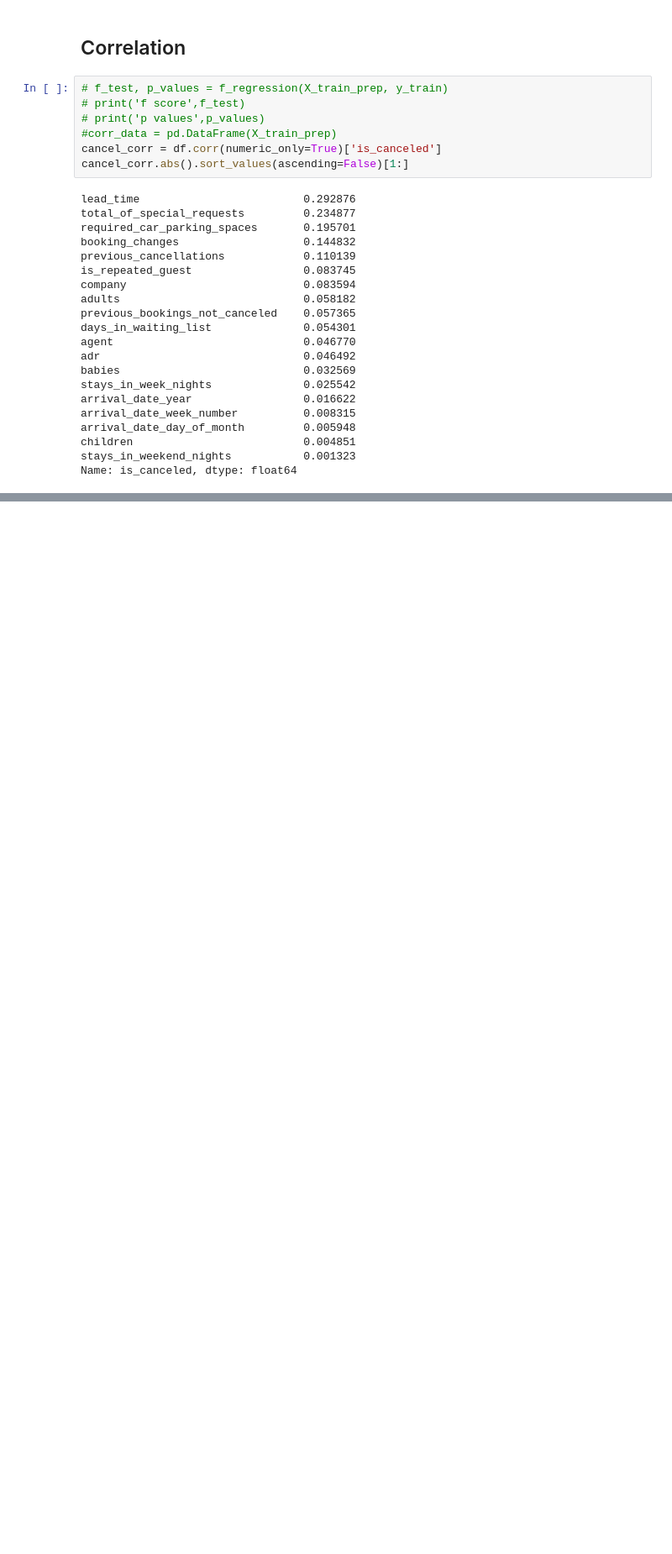
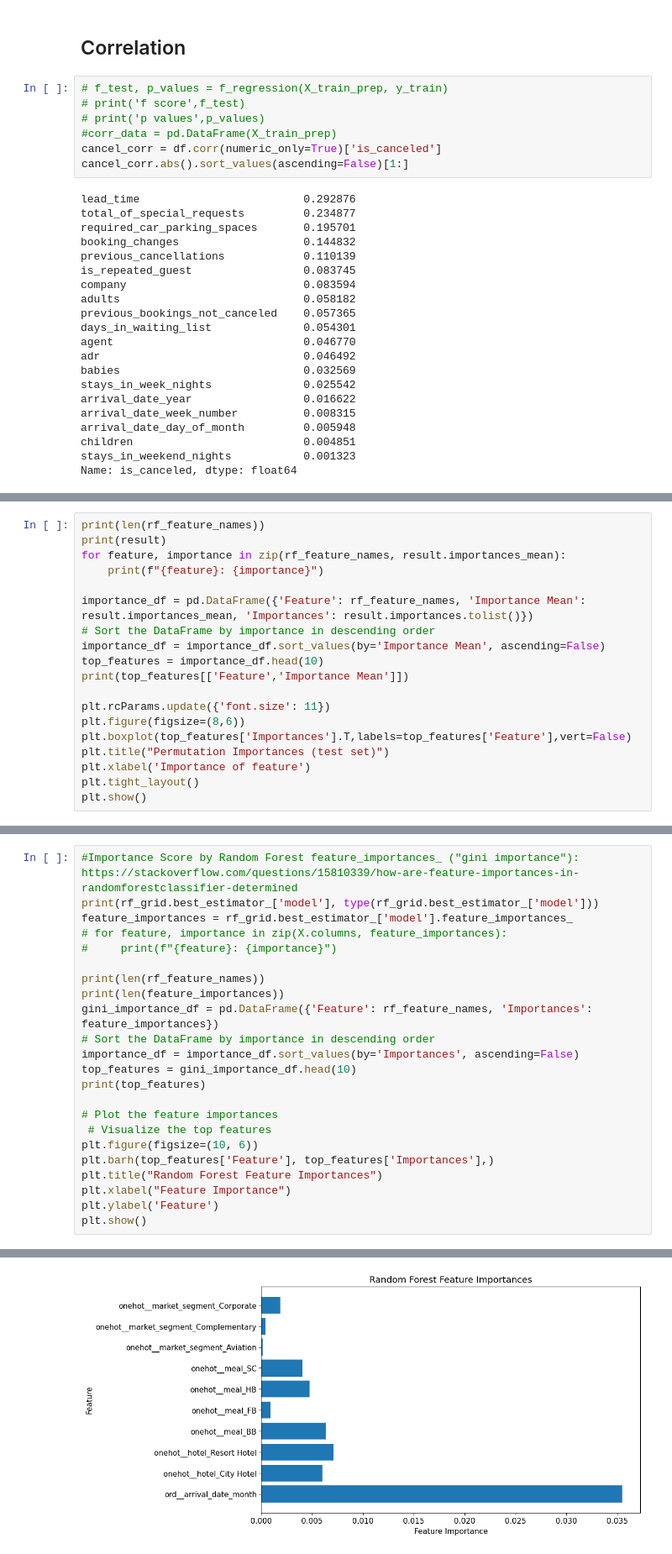
Before and after one commit to rebekahrest/data1030-final-project, a Jupyter notebook: Final Project.ipynb, the cells around one changed output, grey strips where cells are left out. Shown at 84% size. Cells and saved outputs as stored; diff of their text form; blank space fills up the shorter version.

```diff
--- a/Final Project.ipynb
+++ b/Final Project.ipynb
@@ -690,0 +1670,19 @@ Name: is_canceled, dtype: float64
+# %%
+print(len(rf_feature_names))
+print(result)
+for feature, importance in zip(rf_feature_names, result.importances_mean):
+    print(f"{feature}: {importance}")
+
+importance_df = pd.DataFrame({'Feature': rf_feature_names, 'Importance Mean': result.importances_mean, 'Importances': result.importances.tolist()})
+# Sort the DataFrame by importance in descending order
+importance_df = importance_df.sort_values(by='Importance Mean', ascending=False)
+top_features = importance_df.head(10)
+print(top_features[['Feature','Importance Mean']])
+
+plt.rcParams.update({'font.size': 11})
+plt.figure(figsize=(8,6))
+plt.boxplot(top_features['Importances'].T,labels=top_features['Feature'],vert=False)
+plt.title("Permutation Importances (test set)")
+plt.xlabel('Importance of feature')
+plt.tight_layout()
+plt.show()
@@ -690,0 +1710,24 @@ Name: is_canceled, dtype: float64
+# %%
+#Importance Score by Random Forest feature_importances_ ("gini importance"): https://stackoverflow.com/questions/15810339/how-are-feature-importances-in-randomforestclassifier-determined
+print(rf_grid.best_estimator_['model'], type(rf_grid.best_estimator_['model']))
+feature_importances = rf_grid.best_estimator_['model'].feature_importances_
+# for feature, importance in zip(X.columns, feature_importances):
+#     print(f"{feature}: {importance}")
+
+print(len(rf_feature_names))
+print(len(feature_importances))
+gini_importance_df = pd.DataFrame({'Feature': rf_feature_names, 'Importances': feature_importances})
+# Sort the DataFrame by importance in descending order
+importance_df = importance_df.sort_values(by='Importances', ascending=False)
+top_features = gini_importance_df.head(10)
+print(top_features)
+
+# Plot the feature importances
+ # Visualize the top features
+plt.figure(figsize=(10, 6))
+plt.barh(top_features['Feature'], top_features['Importances'],)
+plt.title("Random Forest Feature Importances")
+plt.xlabel("Feature Importance")
+plt.ylabel('Feature')
+plt.show()
+# %% [output]
@@ -690,0 +1748 @@ Name: is_canceled, dtype: float64
+[figure, added]
```
Also changed, not shown: parts of 67 cells of this notebook, 2 other files.
